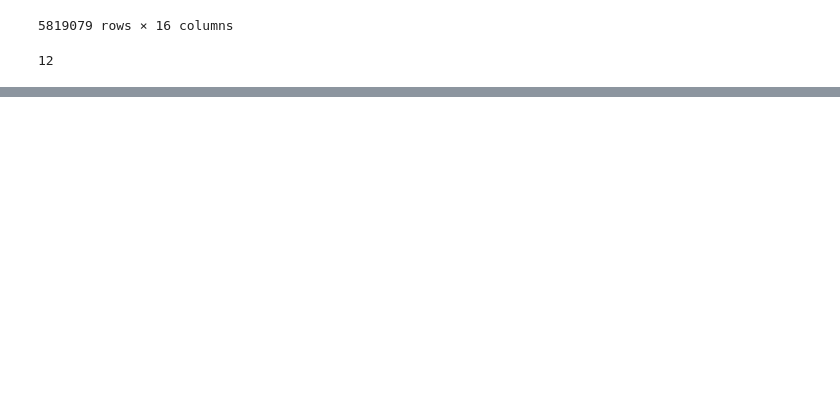
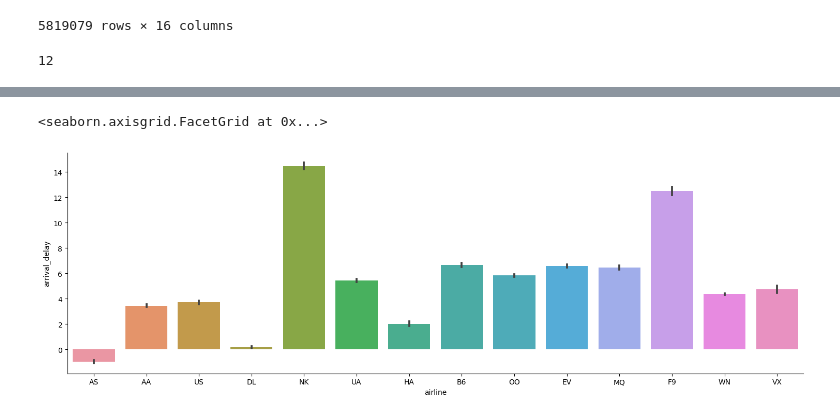
Before and after one commit to lukaszek358/SDA, a Jupyter notebook: projekt_końcowy.ipynb, the cells around one changed output, grey strips where cells are left out. Drawn from its saved outputs; the diff is of its cells as text; code cells hidden in the pictures; blank space fills up the shorter version.

```diff
--- a/projekt_końcowy.ipynb
+++ b/projekt_końcowy.ipynb
@@ -185,0 +188,5 @@ raw_flights
+# %%
+sns.catplot(data = raw_flights, x = 'airline', y = 'arrival_delay',kind = 'bar', height = 5, aspect = 3)
+# %% [output]
+<seaborn.axisgrid.FacetGrid at 0x...>
+[figure, added]
```
Also changed, not shown: parts of 5 cells of this notebook.
